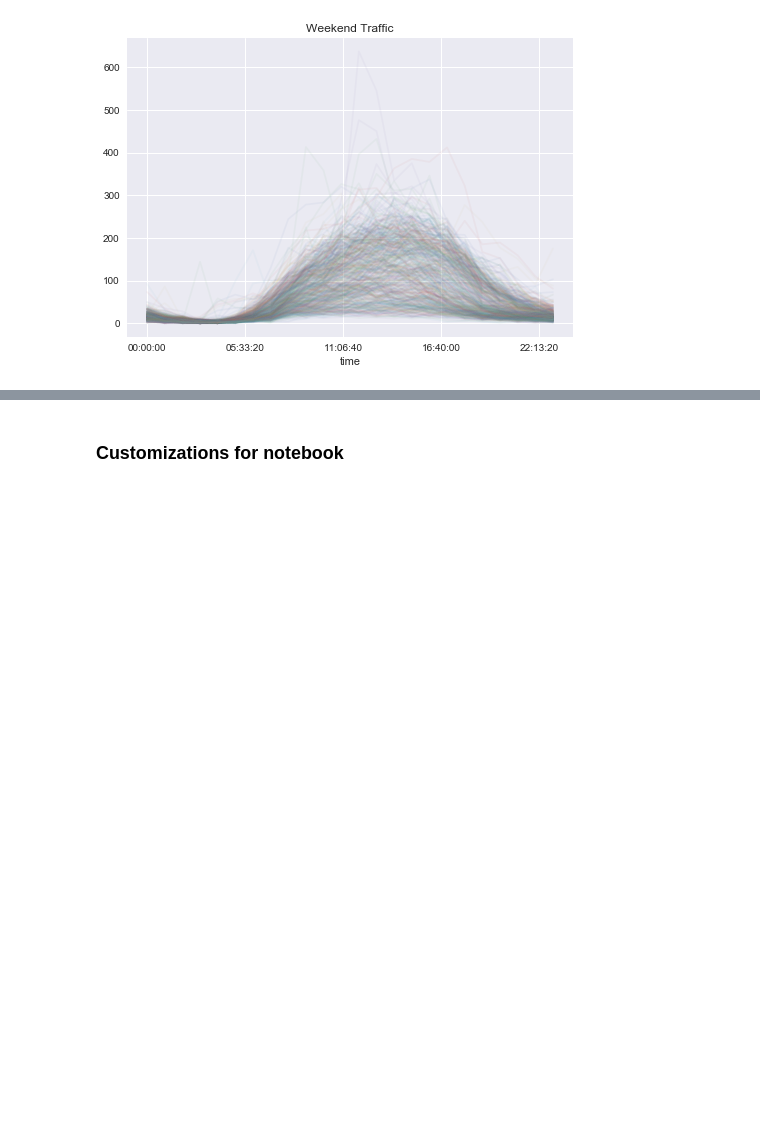
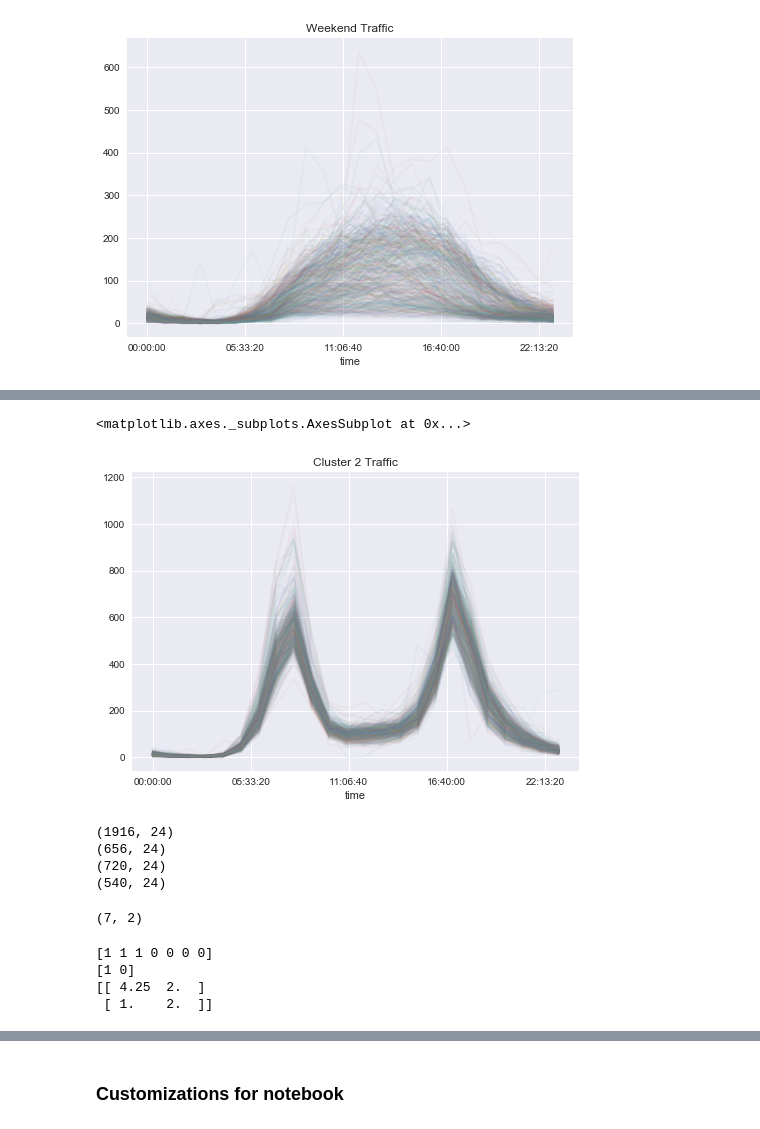
Before and after one commit to coolum001/BikeTripAnalysisNotebookProject, a Jupyter notebook: develop/2018-2-11-dc-BikeTripAnalysisNotebook.ipynb, the cells around one changed output, grey strips where cells are left out. Cells and saved outputs as stored; diff of their text form; code cells hidden in the pictures; blank space fills up the shorter version.

```diff
--- a/develop/2018-2-11-dc-BikeTripAnalysisNotebook.ipynb
+++ b/develop/2018-2-11-dc-BikeTripAnalysisNotebook.ipynb
@@ -279,0 +278,38 @@ hpivoted.plot(legend=False, alpha=0.05, title='Weekend Traffic')
+# %%
+clust2 = kmean_input[kmeans.labels_==2]
+clust2.T.plot(legend=False, alpha=0.05, title='Cluster 2 Traffic')
+# %% [output]
+<matplotlib.axes._subplots.AxesSubplot at 0x...>
+[figure, added]
+# %%
+clust0 = kmean_input[kmeans.labels_==0]
+clust1 = kmean_input[kmeans.labels_==1]
+clust2 = kmean_input[kmeans.labels_==2]
+print(kmean_input.shape)
+print(clust0.shape)
+print(clust1.shape)
+print(clust2.shape)
+# %% [output]
+(1916, 24)
+(656, 24)
+(720, 24)
+(540, 24)
+# %%
+X.shape
+# %% [output]
+(7, 2)
+# %%
+from sklearn.cluster import KMeans
+import numpy as np
+X = np.array([[1, 2], [1, 4], [1, 0],
+             [4, 2], [4, 4], [4, 0] , [5,2]])
+kmeans = KMeans(n_clusters=2, random_state=0).fit(X)
+print(kmeans.labels_)
+print(kmeans.predict([[0, 0], [4, 4]]))
+
+print(kmeans.cluster_centers_)
+# %% [output]
+[1 1 1 0 0 0 0]
+[1 0]
+[[ 4.25  2.  ]
+ [ 1.    2.  ]]
```
Also changed, not shown: parts of 20 cells of this notebook, 1 other file.
